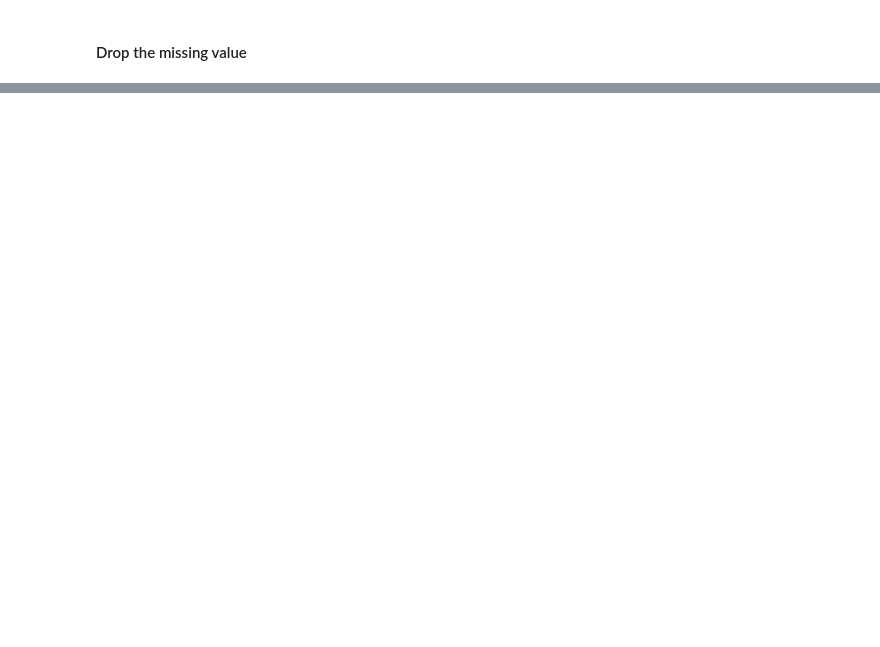
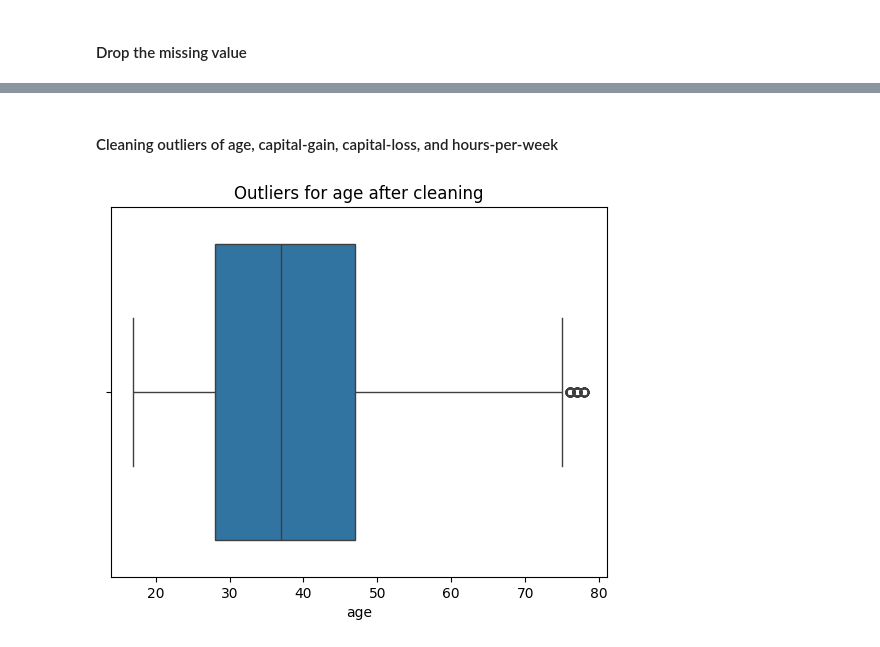
Before and after one commit to VisaHuy/Salary-Prediction-Project, a Jupyter notebook: notebooks/Salary_Prediction.ipynb, the cells around one changed output, grey strips where cells are left out. Saved outputs shown, nothing was run; the diff lists cells and outputs as text; code cells hidden in the pictures; blank space fills up the shorter version.

```diff
--- a/notebooks/Salary_Prediction.ipynb
+++ b/notebooks/Salary_Prediction.ipynb
@@ -268,0 +206,16 @@ for i in categorical_data:
+# %% [markdown]
+#### Cleaning outliers of age, capital-gain, capital-loss, and hours-per-week
+# %%
+# cleaning outliers of age using IQR method
+age_Q1 = np.quantile(df['age'], 0.25)
+age_Q3 = np.quantile(df['age'], 0.75)
+age_IQR = age_Q3 - age_Q1
+age_lower_bound = age_Q1 - 1.5 * age_IQR
+age_upper_bound = age_Q3 + 1.5 * age_IQR
+df = df[(df['age'] >= age_lower_bound) & (df['age'] <= age_upper_bound)]
+# %%
+sns.boxplot(x=df['age'])
+plt.title('Outliers for age after cleaning')
+plt.show()
+# %% [output]
+[figure, added]
```
Also changed, not shown: parts of 37 cells of this notebook, 1 other file.
